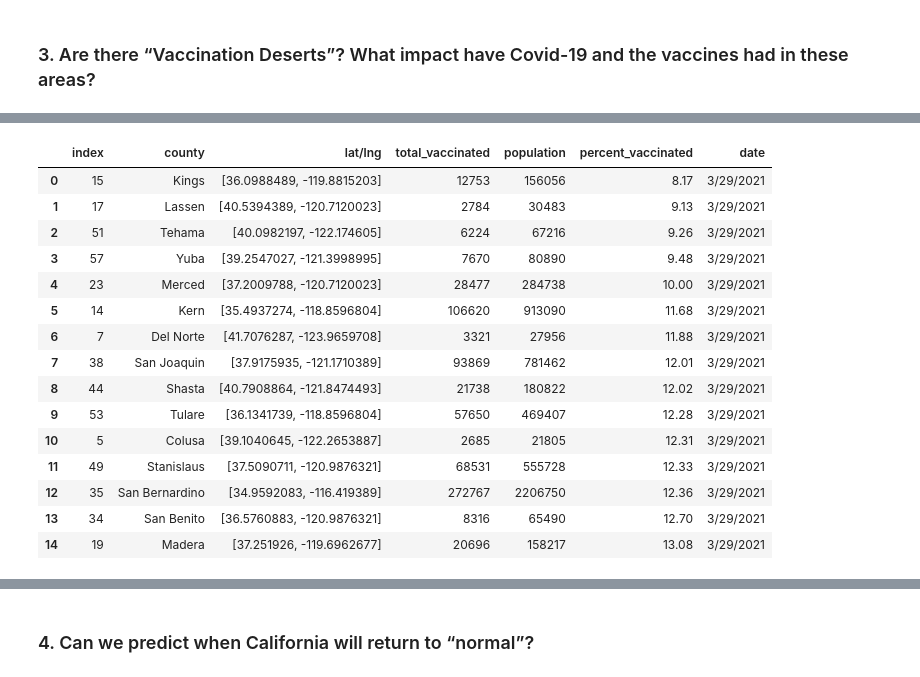
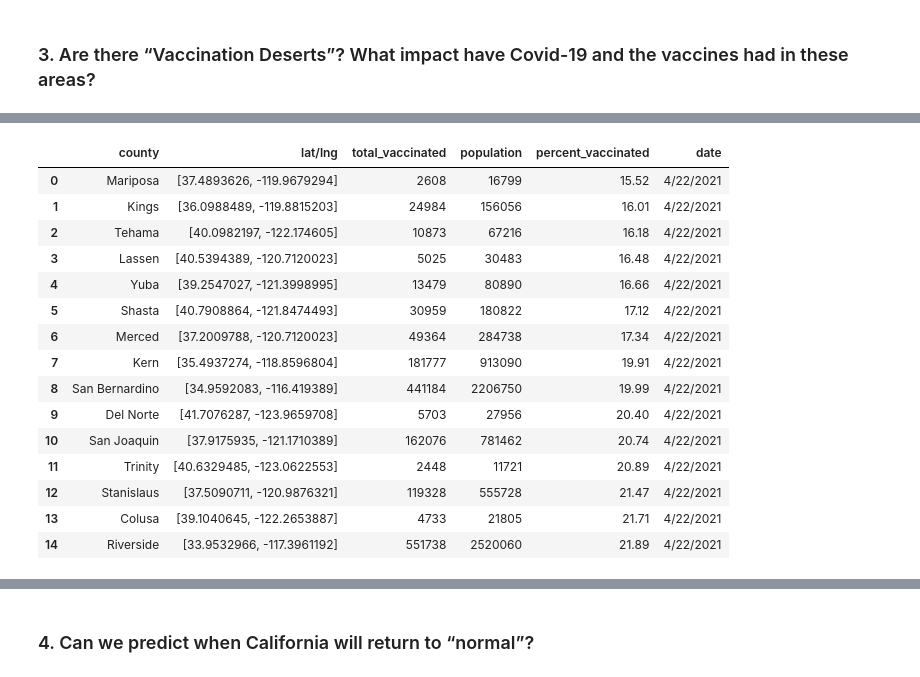
Before and after one commit to danijmartin/Covid-19-California, a Jupyter notebook: covid19_ca_main.ipynb, the cells around one changed output, grey strips where cells are left out. Saved outputs shown, nothing was run; the diff lists cells and outputs as text; code cells hidden in the pictures.

```diff
--- a/covid19_ca_main.ipynb
+++ b/covid19_ca_main.ipynb
@@ -199,13 +184,13 @@ county_population.county = county_population.county.map(lambda x: x[:-7])
 county_combined = pd.merge(county_population,county_location,on='county')
 
 # combine with vaccine data from desired date
-desired_date = '3/29/2021'
+desired_date = '4/22/2021'
 county_vax_df = pd.merge(vaccine_df.loc[vaccine_df.administered_date==desired_date][['county','cumulative_fully_vaccinated','administered_date']],county_combined,on='county')
 county_vax_df = county_vax_df.rename(columns={"cumulative_fully_vaccinated":"total_vaccinated","administered_date":"date"})
 # create and format percent vaccinated column
 county_vax_df['percent_vaccinated'] = (county_vax_df.total_vaccinated/county_vax_df.population)*100
 county_vax_df.percent_vaccinated = county_vax_df.percent_vaccinated.map(lambda x: round(x,2))
 county_vax_df = county_vax_df[['county','lat/lng','total_vaccinated','population','percent_vaccinated','date']]
-county_vax_df.head()
+county_vax_df
 # %% [output]
 |  | county | lat/lng | total_vaccinated | population | percent_vaccinated | date |
@@ -245,38 +241,38 @@ fig
 # %%
 # summary stats
 quartiles = county_vax_df.percent_vaccinated.quantile([0.25,0.5,0.75])
 lowerq = quartiles[.25]
 upperq = quartiles[.75]
 iqr = upperq-lowerq
 
 upper_bound = upperq + (1.5*iqr)
 lower_bound = lowerq - (1.5*iqr)
 
 vax_mean = np.mean(county_vax_df.percent_vaccinated)
 vax_med = np.median(county_vax_df.percent_vaccinated)
 vax_max = county_vax_df.percent_vaccinated.max()
 vax_min = county_vax_df.percent_vaccinated.min()
 
-good_counties = county_vax_df[county_vax_df.percent_vaccinated>=upperq].sort_values('percent_vaccinated',ascending=False).reset_index()
-bad_counties = county_vax_df[county_vax_df.percent_vaccinated<=lowerq].sort_values('percent_vaccinated').reset_index()
+good_counties = county_vax_df[county_vax_df.percent_vaccinated>=upperq].sort_values('percent_vaccinated',ascending=False).reset_index(drop=True)
+bad_counties = county_vax_df[county_vax_df.percent_vaccinated<=lowerq].sort_values('percent_vaccinated').reset_index(drop=True)
 bad_counties
 # %% [output]
-|  | index | county | lat/lng | total_vaccinated | population | percent_vaccinated | date |
-| 0 | 15 | Kings | [36.0988489, -119.8815203] | 12753 | 156056 | 8.17 | 3/29/2021 |
-| 1 | 17 | Lassen | [40.5394389, -120.7120023] | 2784 | 30483 | 9.13 | 3/29/2021 |
-| 2 | 51 | Tehama | [40.0982197, -122.174605] | 6224 | 67216 | 9.26 | 3/29/2021 |
-| 3 | 57 | Yuba | [39.2547027, -121.3998995] | 7670 | 80890 | 9.48 | 3/29/2021 |
-| 4 | 23 | Merced | [37.2009788, -120.7120023] | 28477 | 284738 | 10.00 | 3/29/2021 |
-| 5 | 14 | Kern | [35.4937274, -118.8596804] | 106620 | 913090 | 11.68 | 3/29/2021 |
-| 6 | 7 | Del Norte | [41.7076287, -123.9659708] | 3321 | 27956 | 11.88 | 3/29/2021 |
-| 7 | 38 | San Joaquin | [37.9175935, -121.1710389] | 93869 | 781462 | 12.01 | 3/29/2021 |
-| 8 | 44 | Shasta | [40.7908864, -121.8474493] | 21738 | 180822 | 12.02 | 3/29/2021 |
-| 9 | 53 | Tulare | [36.1341739, -118.8596804] | 57650 | 469407 | 12.28 | 3/29/2021 |
-| 10 | 5 | Colusa | [39.1040645, -122.2653887] | 2685 | 21805 | 12.31 | 3/29/2021 |
-| 11 | 49 | Stanislaus | [37.5090711, -120.9876321] | 68531 | 555728 | 12.33 | 3/29/2021 |
-| 12 | 35 | San Bernardino | [34.9592083, -116.419389] | 272767 | 2206750 | 12.36 | 3/29/2021 |
-| 13 | 34 | San Benito | [36.5760883, -120.9876321] | 8316 | 65490 | 12.70 | 3/29/2021 |
-| 14 | 19 | Madera | [37.251926, -119.6962677] | 20696 | 158217 | 13.08 | 3/29/2021 |
+|  | county | lat/lng | total_vaccinated | population | percent_vaccinated | date |
+| 0 | Mariposa | [37.4893626, -119.9679294] | 2608 | 16799 | 15.52 | 4/22/2021 |
+| 1 | Kings | [36.0988489, -119.8815203] | 24984 | 156056 | 16.01 | 4/22/2021 |
+| 2 | Tehama | [40.0982197, -122.174605] | 10873 | 67216 | 16.18 | 4/22/2021 |
+| 3 | Lassen | [40.5394389, -120.7120023] | 5025 | 30483 | 16.48 | 4/22/2021 |
+| 4 | Yuba | [39.2547027, -121.3998995] | 13479 | 80890 | 16.66 | 4/22/2021 |
+| 5 | Shasta | [40.7908864, -121.8474493] | 30959 | 180822 | 17.12 | 4/22/2021 |
+| 6 | Merced | [37.2009788, -120.7120023] | 49364 | 284738 | 17.34 | 4/22/2021 |
+| 7 | Kern | [35.4937274, -118.8596804] | 181777 | 913090 | 19.91 | 4/22/2021 |
+| 8 | San Bernardino | [34.9592083, -116.419389] | 441184 | 2206750 | 19.99 | 4/22/2021 |
+| 9 | Del Norte | [41.7076287, -123.9659708] | 5703 | 27956 | 20.40 | 4/22/2021 |
+| 10 | San Joaquin | [37.9175935, -121.1710389] | 162076 | 781462 | 20.74 | 4/22/2021 |
+| 11 | Trinity | [40.6329485, -123.0622553] | 2448 | 11721 | 20.89 | 4/22/2021 |
+| 12 | Stanislaus | [37.5090711, -120.9876321] | 119328 | 555728 | 21.47 | 4/22/2021 |
+| 13 | Colusa | [39.1040645, -122.2653887] | 4733 | 21805 | 21.71 | 4/22/2021 |
+| 14 | Riverside | [33.9532966, -117.3961192] | 551738 | 2520060 | 21.89 | 4/22/2021 |
 # %%
 print(f"As of {county_vax_df.date[0]}, the mean vaccination rate of California counties is {round(vax_mean,2)}%,")
 print(f"while the median is {round(vax_med,2)}%.")
```
Also changed, not shown: parts of 7 cells of this notebook, 10 other files.
